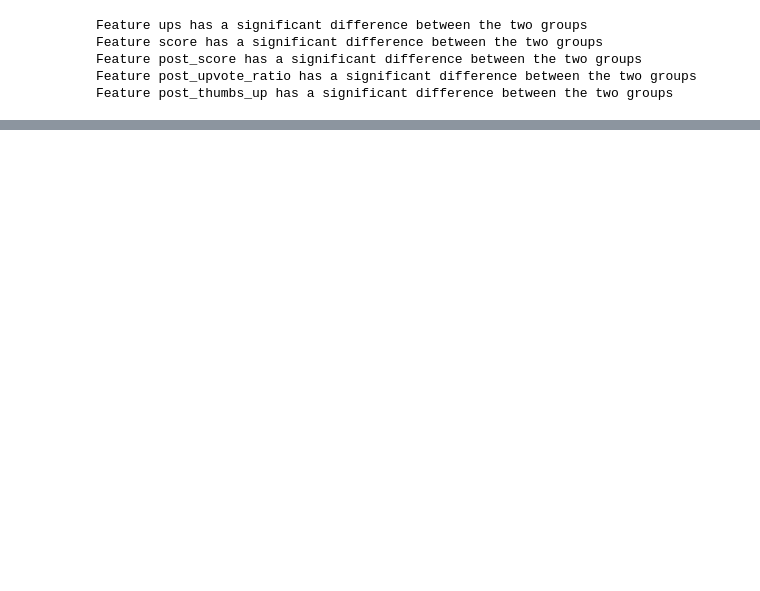
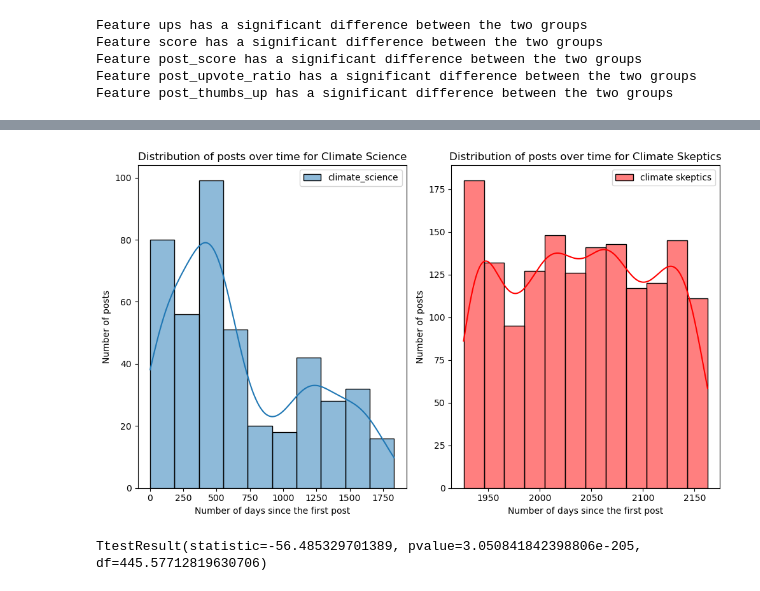
Before and after one commit to J-o-e-M/Social-Media-Mining-Project, a Jupyter notebook: hw1.ipynb, the cells around one changed output, grey strips where cells are left out. Cells and saved outputs as stored; diff of their text form; code cells hidden in the pictures; blank space fills up the shorter version.

```diff
--- a/hw1.ipynb
+++ b/hw1.ipynb
@@ -205,0 +290,7 @@ Feature post_thumbs_up has a significant difference between the two groups
+# %%
+day_0 = min(df_sci["post_created_time"].min(), df_skep["post_created_time"].min())
+
+df_sci["number_of_days_since_start"] = (df_sci["post_created_time"] - day_0).dt.days + (df_sci["post_created_time"].dt.hour / 24)
+df_skep["number_of_days_since_start"] = (df_skep["post_created_time"] - day_0).dt.days + (df_skep["post_created_time"].dt.hour / 24)
+
+df_sci[["number_of_days_since_start", "post_created_time"]].head()
@@ -205,0 +304,24 @@ Feature post_thumbs_up has a significant difference between the two groups
+# %%
+#plot the distribution of posts over time
+fig, ax = plt.subplots(1, 2, figsize=(10, 6))
+sns.histplot(data=df_sci, x='number_of_days_since_start', kde=True, stat="count", ax=ax[0], label='climate_science')
+sns.histplot(data=df_skep, x='number_of_days_since_start', kde=True, stat="count", ax=ax[1], label='climate skeptics', color='red')
+ax[0].set_title(f'Distribution of posts over time for Climate Science')
+ax[1].set_title(f'Distribution of posts over time for Climate Skeptics')
+ax[0].set_xlabel('Number of days since the first post')
+ax[1].set_xlabel('Number of days since the first post')
+ax[0].set_ylabel('Number of posts')
+ax[1].set_ylabel('Number of posts')
+ax[0].legend()
+ax[1].legend()
+plt.tight_layout()
+plt.show()
+# %% [output]
+[figure, added]
+# %%
+#t-test for the number of days since the first post
+
+ttest = ttest_ind(df_sci["number_of_days_since_start"], df_skep["number_of_days_since_start"], equal_var=False)
+ttest
+# %% [output]
+TtestResult(statistic=-56.485329701389, pvalue=3.050841842398806e-205, df=445.57712819630706)
```
Also changed, not shown: parts of 10 cells of this notebook.
